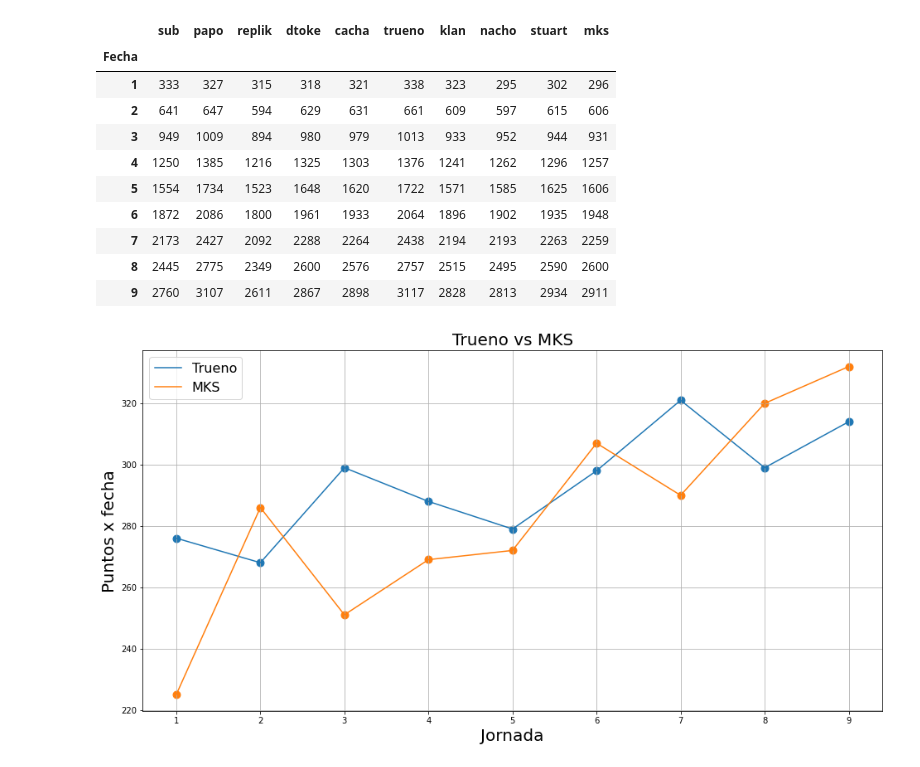
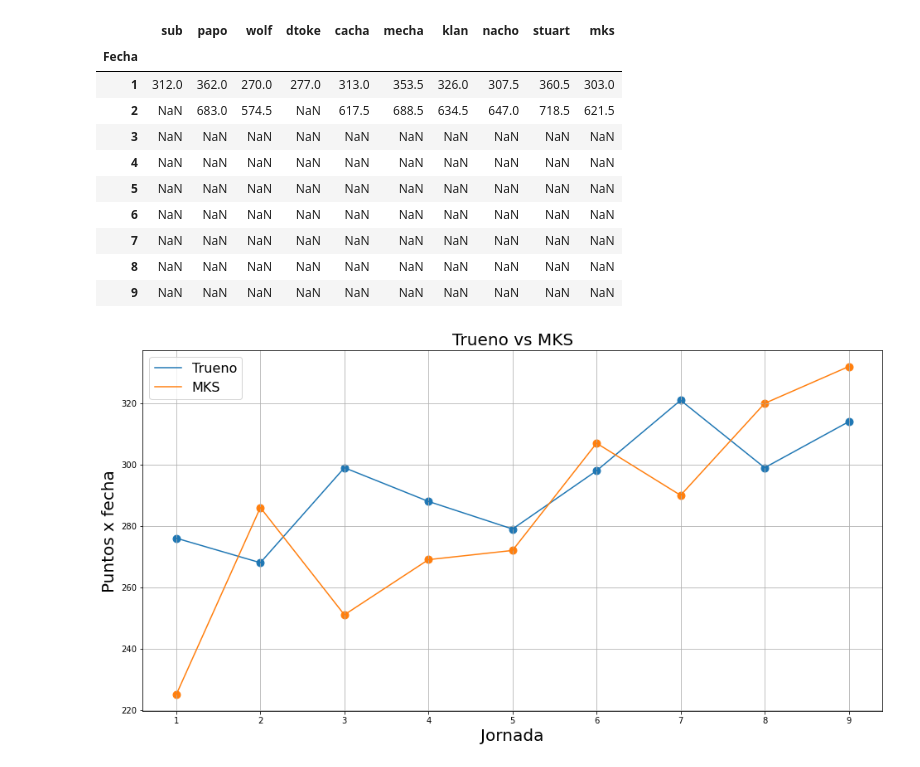
Before and after one commit to tomipalazzo/fms, a Jupyter notebook: notebooks/fms_arg_2018.ipynb, the cells around one changed output. Cells and saved outputs as stored; diff of their text form; code cells hidden in the pictures.

```diff
--- a/notebooks/fms_arg_2018.ipynb
+++ b/notebooks/fms_arg_2018.ipynb
@@ -6,20 +6,21 @@ import seaborn as sns
 # %%
 fms_arg_2018 = pd.read_csv('/home/tomi/Tomi/repos/fms/dataSets/fms_argentina/fms_argentina_2018.csv', index_col='Fecha')
 fms_arg_2019 = pd.read_csv('/home/tomi/Tomi/repos/fms/dataSets/fms_argentina/fms_argentina_2019.csv', index_col='Fecha')
+fms_arg_2020 = pd.read_csv('/home/tomi/Tomi/repos/fms/dataSets/fms_argentina/fms_argentina_2020.csv', index_col='Fecha')
-# %%
-fms_arg_2019
-# %% [output]
-|  | sub | papo | replik | dtoke | cacha | trueno | klan | nacho | stuart | mks |
-| Fecha |  |  |  |  |  |  |  |  |  |  |
-| 1 | 333 | 327 | 315 | 318 | 321 | 338 | 323 | 295 | 302 | 296 |
-| 2 | 641 | 647 | 594 | 629 | 631 | 661 | 609 | 597 | 615 | 606 |
-| 3 | 949 | 1009 | 894 | 980 | 979 | 1013 | 933 | 952 | 944 | 931 |
-| 4 | 1250 | 1385 | 1216 | 1325 | 1303 | 1376 | 1241 | 1262 | 1296 | 1257 |
-| 5 | 1554 | 1734 | 1523 | 1648 | 1620 | 1722 | 1571 | 1585 | 1625 | 1606 |
-| 6 | 1872 | 2086 | 1800 | 1961 | 1933 | 2064 | 1896 | 1902 | 1935 | 1948 |
-| 7 | 2173 | 2427 | 2092 | 2288 | 2264 | 2438 | 2194 | 2193 | 2263 | 2259 |
-| 8 | 2445 | 2775 | 2349 | 2600 | 2576 | 2757 | 2515 | 2495 | 2590 | 2600 |
-| 9 | 2760 | 3107 | 2611 | 2867 | 2898 | 3117 | 2828 | 2813 | 2934 | 2911 |
+# %%
+fms_arg_2020
+# %% [output]
+|  | sub | papo | wolf | dtoke | cacha | mecha | klan | nacho | stuart | mks |
+| Fecha |  |  |  |  |  |  |  |  |  |  |
+| 1 | 312.0 | 362.0 | 270.0 | 277.0 | 313.0 | 353.5 | 326.0 | 307.5 | 360.5 | 303.0 |
+| 2 | NaN | 683.0 | 574.5 | NaN | 617.5 | 688.5 | 634.5 | 647.0 | 718.5 | 621.5 |
+| 3 | NaN | NaN | NaN | NaN | NaN | NaN | NaN | NaN | NaN | NaN |
+| 4 | NaN | NaN | NaN | NaN | NaN | NaN | NaN | NaN | NaN | NaN |
+| 5 | NaN | NaN | NaN | NaN | NaN | NaN | NaN | NaN | NaN | NaN |
+| 6 | NaN | NaN | NaN | NaN | NaN | NaN | NaN | NaN | NaN | NaN |
+| 7 | NaN | NaN | NaN | NaN | NaN | NaN | NaN | NaN | NaN | NaN |
+| 8 | NaN | NaN | NaN | NaN | NaN | NaN | NaN | NaN | NaN | NaN |
+| 9 | NaN | NaN | NaN | NaN | NaN | NaN | NaN | NaN | NaN | NaN |
 # %%
 def puntosPorJornada(df, competidor):
     puntos = [df[competidor].loc[1]] #Caso Base
```
